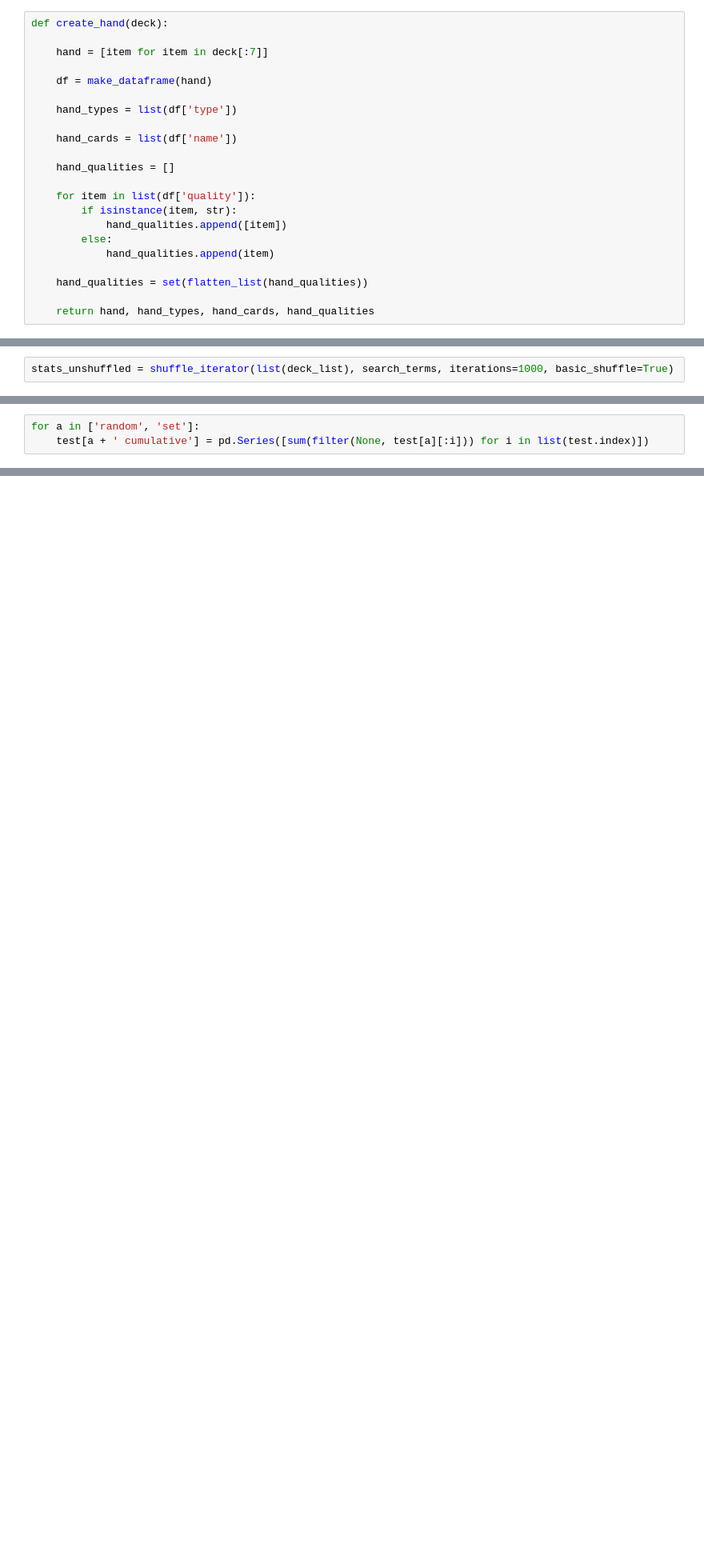
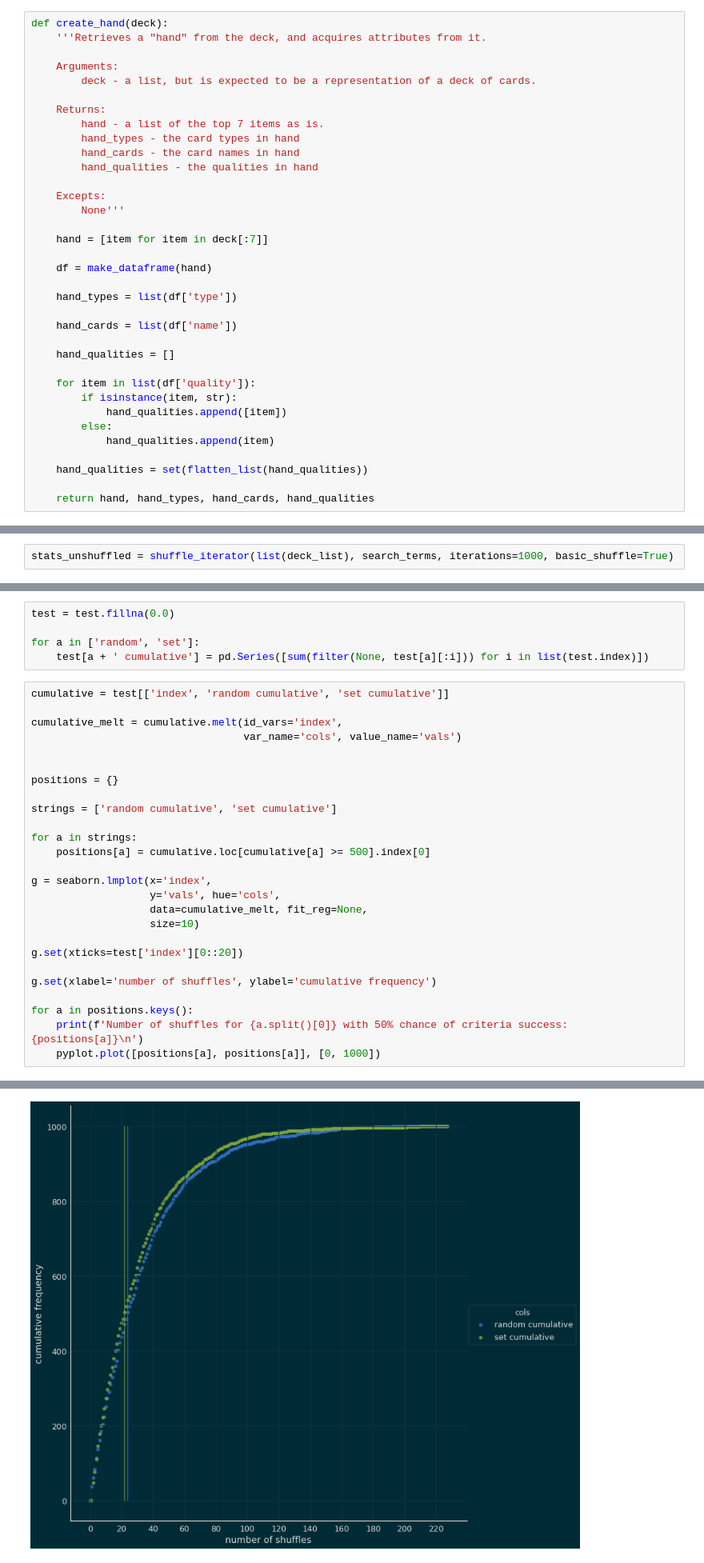
Before and after one commit to gebimble/mtg_shuffler, a Jupyter notebook: Shuffler.ipynb, the cells around one changed output, grey strips where cells are left out. Shown at 80% size. Drawn from its saved outputs; the diff is of its cells as text; blank space fills up the shorter version.

Commit message:
Tidied up, added cumulative frequency plot.

```diff
--- a/Shuffler.ipynb
+++ b/Shuffler.ipynb
@@ -85,5 +189,18 @@ Function to combine different shuffle types, and examine the hand retrieved from
 # %%
 def create_hand(deck):
+    '''Retrieves a "hand" from the deck, and acquires attributes from it.
+
+    Arguments:
+        deck - a list, but is expected to be a representation of a deck of cards.
+
+    Returns:
+        hand - a list of the top 7 items as is.
+        hand_types - the card types in hand
+        hand_cards - the card names in hand
+        hand_qualities - the qualities in hand
+
+    Excepts:
+        None'''
 
     hand = [item for item in deck[:7]]
 
@@ -273,3 +461,32 @@ g.set(xticks=test['index'][0::20])
 # %%
+test = test.fillna(0.0)
+
 for a in ['random', 'set']:
     test[a + ' cumulative'] = pd.Series([sum(filter(None, test[a][:i])) for i in list(test.index)])
+# %%
+cumulative = test[['index', 'random cumulative', 'set cumulative']]
+
+cumulative_melt = cumulative.melt(id_vars='index',
+                                  var_name='cols', value_name='vals')
+
+
+positions = {}
+
+strings = ['random cumulative', 'set cumulative']
+
+for a in strings:
+    positions[a] = cumulative.loc[cumulative[a] >= 500].index[0]
+
+g = seaborn.lmplot(x='index',
+                   y='vals', hue='cols',
+                   data=cumulative_melt, fit_reg=None,
+                   size=10)
+
+g.set(xticks=test['index'][0::20])
+
+g.set(xlabel='number of shuffles', ylabel='cumulative frequency')
+
+for a in positions.keys():
+    print(f'Number of shuffles for {a.split()[0]} with 50% chance of criteria success: {positions[a]}\n')
+    pyplot.plot([positions[a], positions[a]], [0, 1000])
+# %% [output]
@@ -275,0 +496 @@ for a in ['random', 'set']:
+[figure, added]
```
Also changed, not shown: parts of 26 cells of this notebook.
